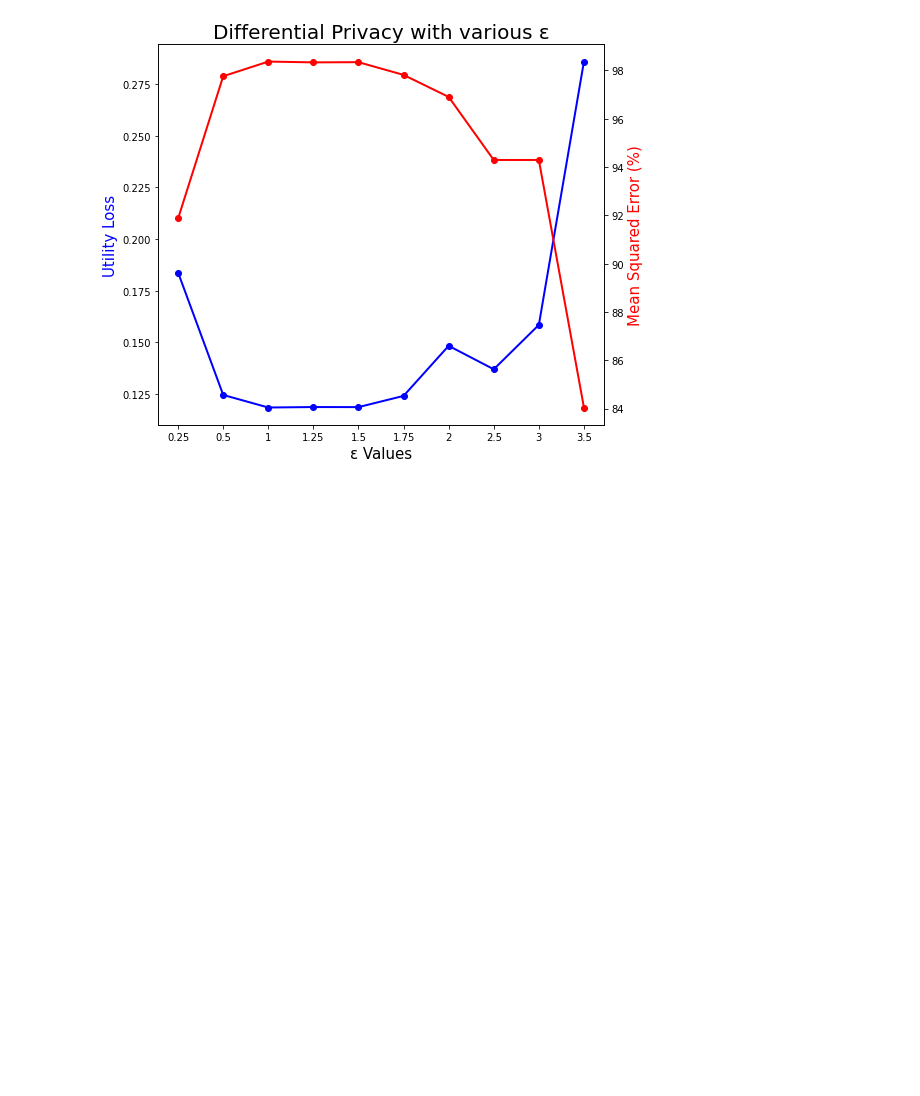
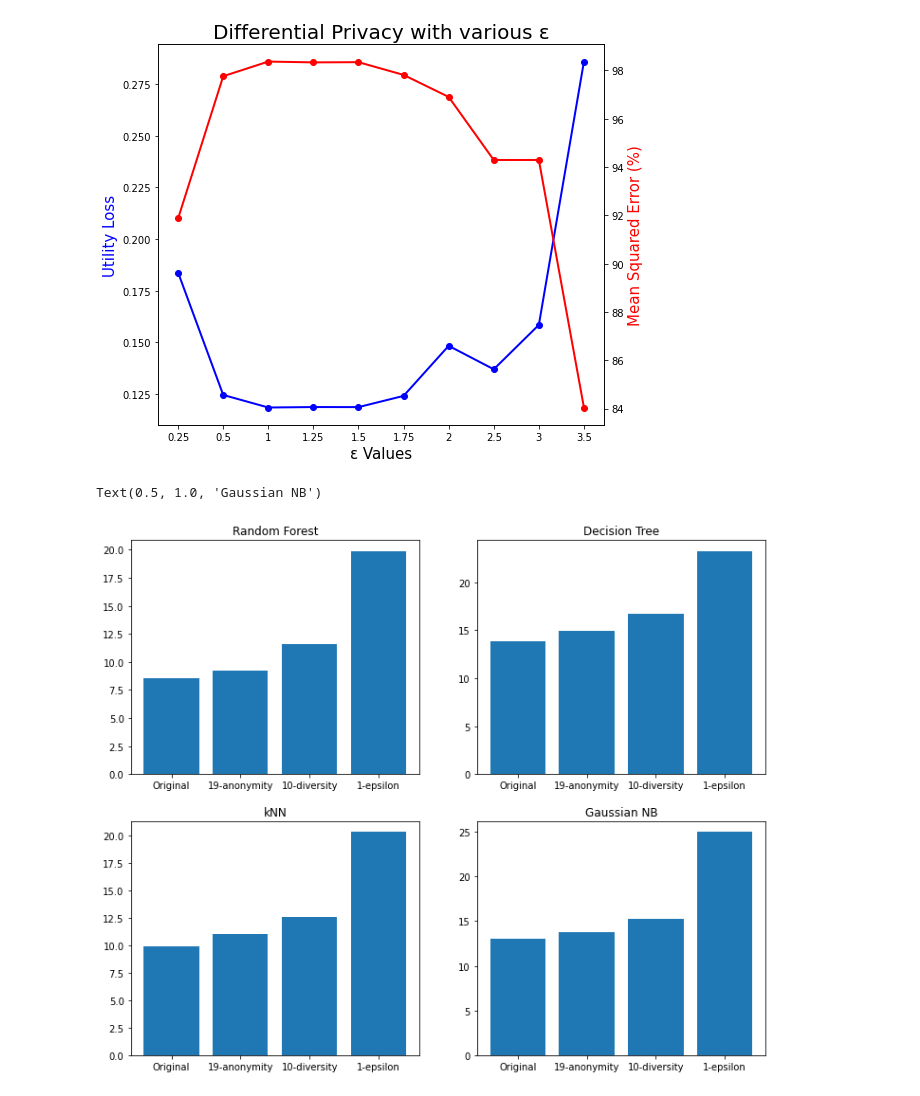
Before and after one commit to andreweymard/Machine-learning-privacy-preservation, a Jupyter notebook: 9.1HD(plots).ipynb, the cells around one changed output. Cells and saved outputs as stored; diff of their text form; code cells hidden in the pictures; blank space fills up the shorter version.

Commit message:
added plots

```diff
--- a/9.1HD(plots).ipynb
+++ b/9.1HD(plots).ipynb
@@ -48,3 +48,29 @@ plt.title("Differential Privacy with various ε", fontsize=20)
 plt.show()
 # %% [output]
 [figure]
+# %%
+method = ['Original', '19-anonymity', '10-diversity', '1-epsilon']
+random = [8.57892, 9.23562, 11.60114, 19.87190]
+deci = [13.84036, 14.89829, 16.67042, 23.23731]
+kNN = [9.95950, 11.02957, 12.62358, 20.34700]
+gnb = [13.06446, 13.80023, 15.27740, 24.95828]
+
+plt.subplots(figsize=[12,10])
+plt.subplot(2, 2, 1)
+plt.bar(method, random)
+plt.title('Random Forest')
+
+plt.subplot(2, 2, 2)
+plt.bar(method, deci)
+plt.title('Decision Tree')
+
+plt.subplot(2, 2, 3)
+plt.bar(method, kNN)
+plt.title('kNN')
+
+plt.subplot(2, 2, 4)
+plt.bar(method, gnb)
+plt.title('Gaussian NB')
+# %% [output]
+Text(0.5, 1.0, 'Gaussian NB')
+[figure, added]
```
